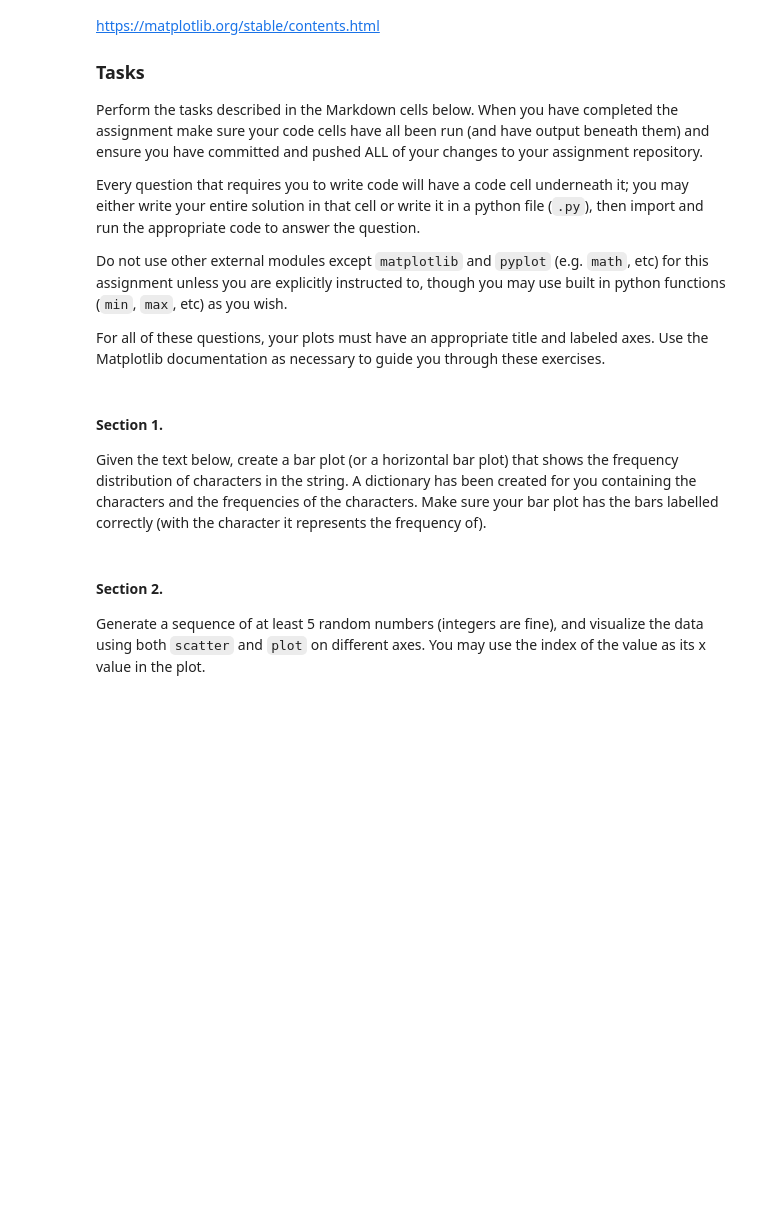
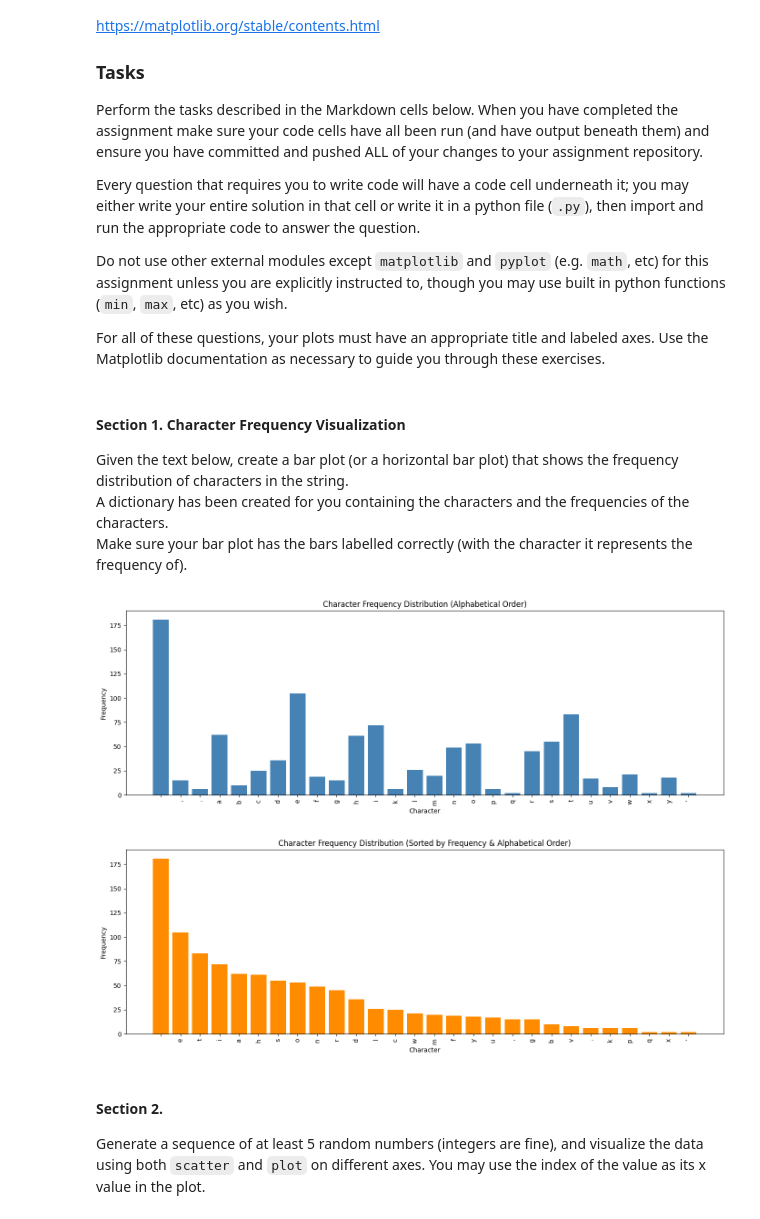
Before and after one commit to Data-Git-Hub/Pyplot, a Jupyter notebook: pyplot.ipynb, the cells around one changed output. Drawn from its saved outputs; the diff is of its cells as text; code cells hidden in the pictures; blank space fills up the shorter version.

```diff
--- a/pyplot.ipynb
+++ b/pyplot.ipynb
@@ -29,17 +29,44 @@ For all of these questions, your plots must have an appropriate title and labele
 # Visualization libraries
 import matplotlib.pyplot as plt
 # %% [markdown]
-#### Section 1.
+#### Section 1. Character Frequency Visualization
 
-Given the text below, create a bar plot (or a horizontal bar plot) that shows the frequency distribution of characters in the string.
-A dictionary has been created for you containing the characters and the frequencies of the characters.
+Given the text below, create a bar plot (or a horizontal bar plot) that shows the frequency distribution of characters in the string. <br>
+A dictionary has been created for you containing the characters and the frequencies of the characters. <br>
 Make sure your bar plot has the bars labelled correctly (with the character it represents the frequency of). <br>
 # %%
 from collections import Counter
 TEXT = "At three o’clock precisely I was at Baker Street, but Holmes had not yet returned. The landlady informed me that he had left the house shortly after eight o’clock in the morning. I sat down beside the fire, however, with the intention of awaiting him, however long he might be. I was already deeply interested in his inquiry, for, though it was surrounded by none of the grim and strange features which were associated with the two crimes which I have already recorded, still, the nature of the case and the exalted station of his client gave it a character of its own. Indeed, apart from the nature of the investigation which my friend had on hand, there was something in his masterly grasp of a situation, and his keen, incisive reasoning, which made it a pleasure to me to study his system of work, and to follow the quick, subtle methods by which he disentangled the most inextricable mysteries. So accustomed was I to his invariable success that the very possibility of his failing had ceased to enter into my head.".lower()
 letter_freq = dict(Counter(TEXT))
 
 # make a bar plot with an appropriate title, correct xtick labels, and labeled axes
+
+# Bar Plot 1: Character frequencies sorted alphabetically
+sorted_alpha = dict(sorted(letter_freq.items(), key=lambda x: x[0]))
+
+plt.figure(figsize=(14, 5))
+plt.bar(sorted_alpha.keys(), sorted_alpha.values(), color='steelblue')
+plt.title("Character Frequency Distribution (Alphabetical Order)")
+plt.xlabel("Character")
+plt.ylabel("Frequency")
+plt.xticks(rotation=90)
+plt.tight_layout()
+plt.show()
+
+# Bar Plot 2: Sorted by frequency (descending), then alphabetically
+sorted_freq = sorted(letter_freq.items(), key=lambda x: (-x[1], x[0]))
+
+plt.figure(figsize=(14, 5))
+plt.bar([char for char, _ in sorted_freq], [count for _, count in sorted_freq], color='darkorange')
+plt.title("Character Frequency Distribution (Sorted by Frequency & Alphabetical Order)")
+plt.xlabel("Character")
+plt.ylabel("Frequency")
+plt.xticks(rotation=90)
+plt.tight_layout()
+plt.show()
+# %% [output]
+[figure, added]
+[figure, added]
 # %% [markdown]
 #### Section 2.
 
```
Also changed, not shown: 1 other file.
